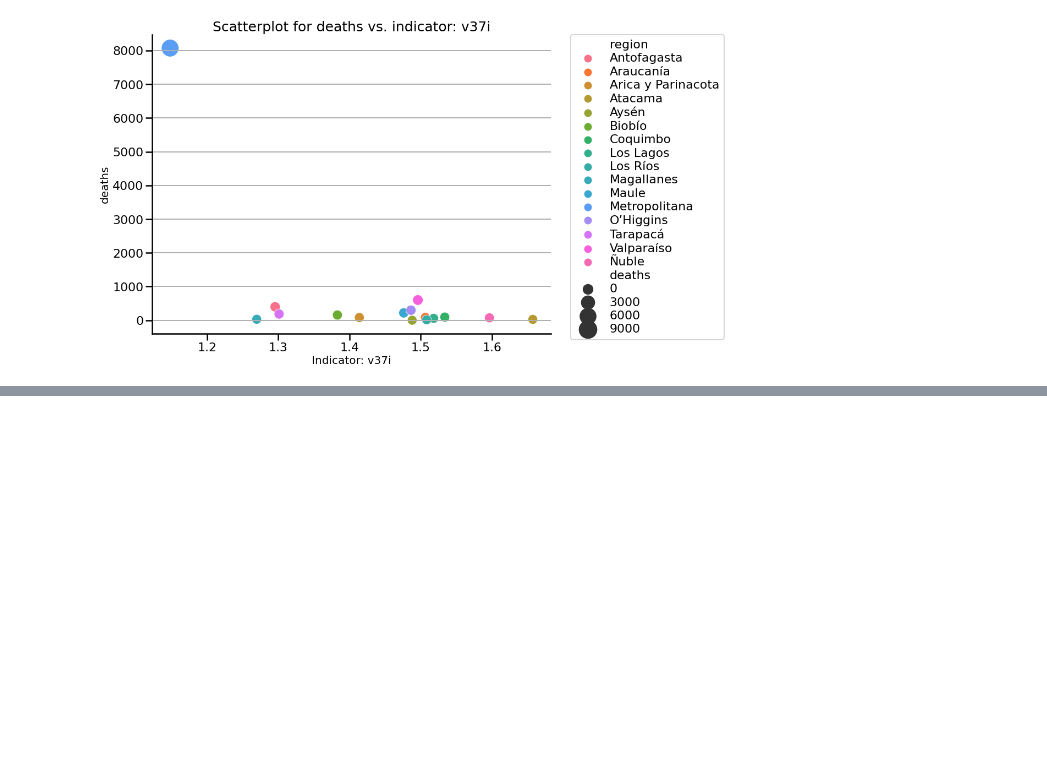
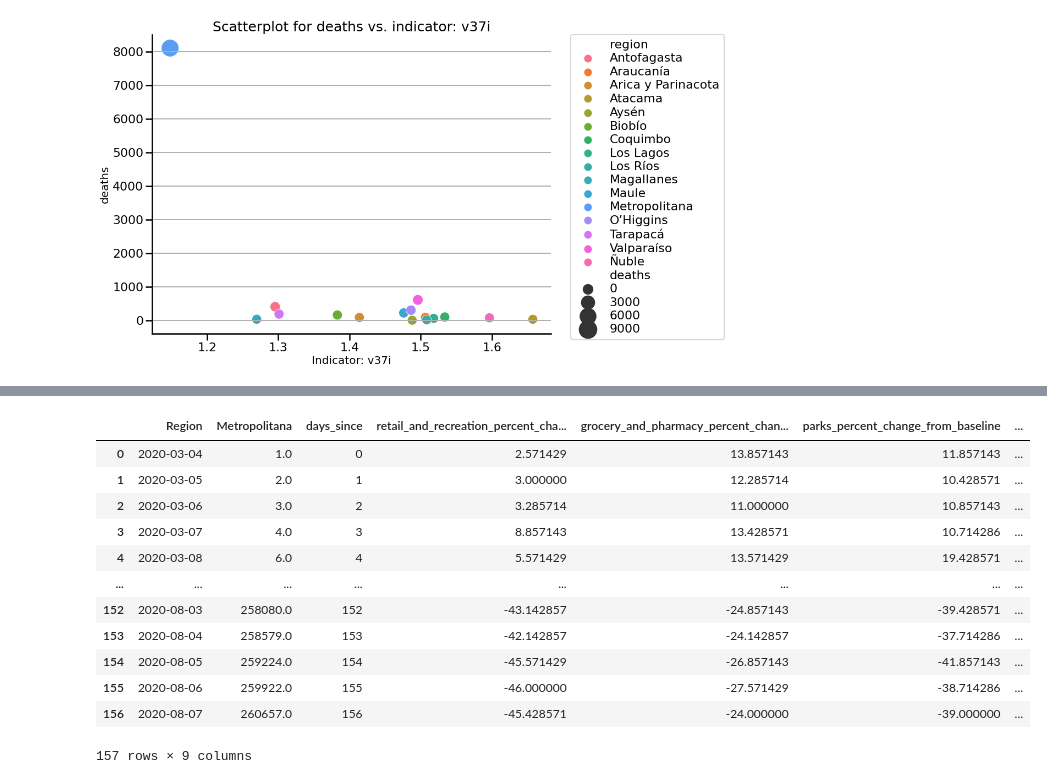
Before and after one commit to muellermax/Covid-Chile-Prediction, a Jupyter notebook: Covid Chile Prediction.ipynb, the cells around one changed output, grey strips where cells are left out. Cells and saved outputs as stored; diff of their text form; code cells hidden in the pictures; blank space fills up the shorter version.

Commit message:
Feature: Prepared mobility data

```diff
--- a/Covid Chile Prediction.ipynb
+++ b/Covid Chile Prediction.ipynb
@@ -511,8 +511,26 @@ mobility['sub_region_1'] = mobility['sub_region_1'].map({
     'Ñuble': 'Ñuble'
 })
 
-mobility_chile = mobility[(mobility['country_region'] == 'Chile') & (mobility['sub_region_1'].isna())]
+mobility_chile = mobility[(mobility['country_region'] == 'Chile') & (~mobility['sub_region_1'].isna())]
 
-#groupby sub region und dann bei date
+mobility_chile = mobility_chile.drop([
+    'country_region',
+    'country_region_code',
+    'sub_region_2',
+    'metro_area',
+    'iso_3166_2_code',
+    'census_fips_code'
+], axis = 1)
 
-mobility_chile
+mobility_chile.loc[:, 'date'] = pd.to_datetime(mobility_chile.loc[:, 'date'])
+
+info_columns = ['retail_and_recreation_percent_change_from_baseline',
+                'grocery_and_pharmacy_percent_change_from_baseline',
+               'parks_percent_change_from_baseline',
+               'transit_stations_percent_change_from_baseline',
+               'workplaces_percent_change_from_baseline',
+               'residential_percent_change_from_baseline']
+
+mobility_chile[info_columns] = mobility_chile[info_columns].astype(float)
+
+mobility_chile = mobility_chile.groupby(['sub_region_1', 'date'])[info_columns].mean().reset_index()
@@ -556,2 +567,24 @@ array([nan, 'Antofagasta', 'Araucania', 'Arica y Parinacota', 'Atacama',
+# %%
+mobility_chile_target = mobility_chile[mobility_chile['sub_region_1'] == target]
+
+merged_mobility = df_sel.merge(mobility_chile_target, left_on = 'Region', right_on = 'date', how = 'left')
+merged_mobility = merged_mobility.drop(['sub_region_1', 'date'], axis = 1)
+merged_mobility = merged_mobility[~merged_mobility['retail_and_recreation_percent_change_from_baseline'].isna()]
+
+merged_mobility
+# %% [output]
+|  | Region | Metropolitana | days_since | retail_and_recreation_percent_cha... | grocery_and_pharmacy_percent_chan... | parks_percent_change_from_baseline | ... |
+| 0 | 2020-03-04 | 1.0 | 0 | 2.571429 | 13.857143 | 11.857143 | ... |
+| 1 | 2020-03-05 | 2.0 | 1 | 3.000000 | 12.285714 | 10.428571 | ... |
+| 2 | 2020-03-06 | 3.0 | 2 | 3.285714 | 11.000000 | 10.857143 | ... |
+| 3 | 2020-03-07 | 4.0 | 3 | 8.857143 | 13.428571 | 10.714286 | ... |
+| 4 | 2020-03-08 | 6.0 | 4 | 5.571429 | 13.571429 | 19.428571 | ... |
+| ... | ... | ... | ... | ... | ... | ... | ... |
+| 152 | 2020-08-03 | 258080.0 | 152 | -43.142857 | -24.857143 | -39.428571 | ... |
+| 153 | 2020-08-04 | 258579.0 | 153 | -42.142857 | -24.142857 | -37.714286 | ... |
+| 154 | 2020-08-05 | 259224.0 | 154 | -45.571429 | -26.857143 | -41.857143 | ... |
+| 155 | 2020-08-06 | 259922.0 | 155 | -46.000000 | -27.571429 | -38.714286 | ... |
+| 156 | 2020-08-07 | 260657.0 | 156 | -45.428571 | -24.000000 | -39.000000 | ... |
+157 rows × 9 columns
 # %%
 transposed_cases.head(2)
```
Also changed, not shown: parts of 10 cells of this notebook.
